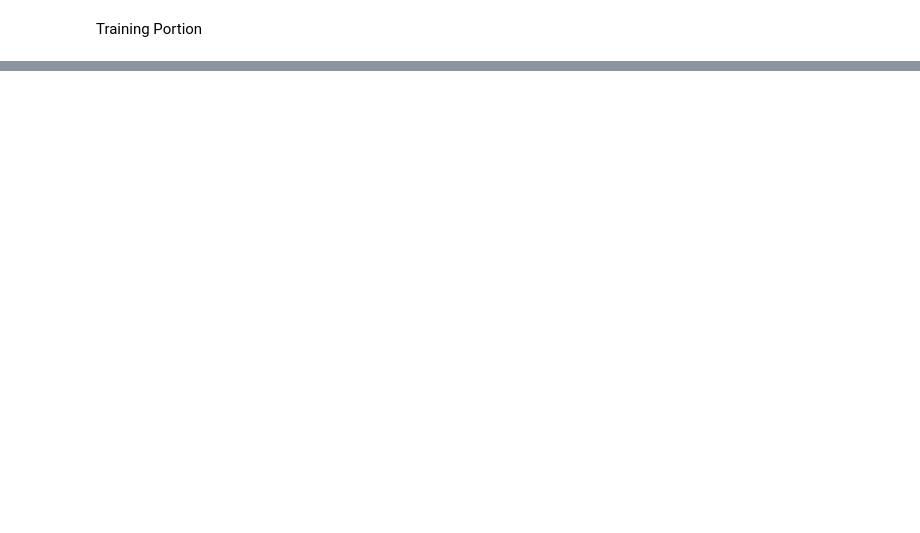
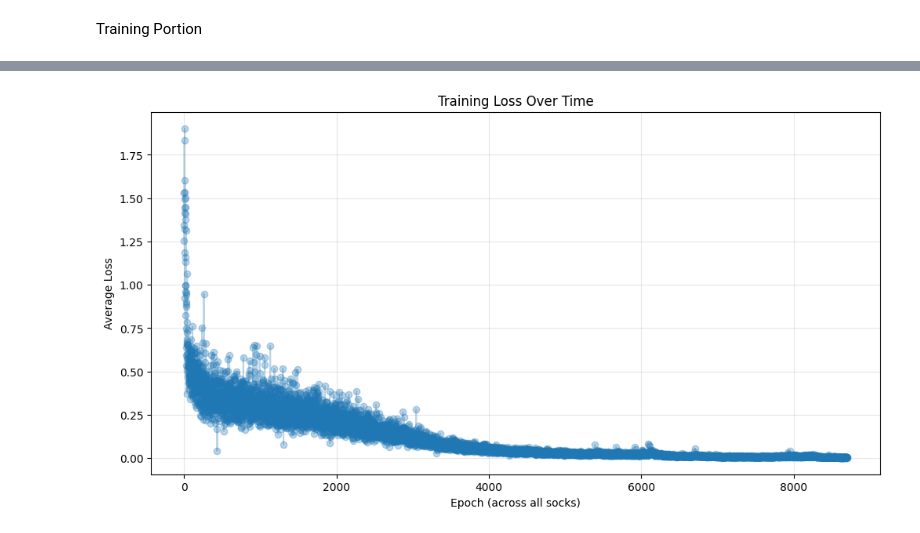
Before and after one commit to Retrospek/AlgorithmicTrading, a Jupyter notebook: backend/ArtificialIntelligence/eda.ipynb, the cells around one changed output, grey strips where cells are left out. Drawn from its saved outputs; the diff is of its cells as text; code cells hidden in the pictures; blank space fills up the shorter version.

```diff
--- a/backend/ArtificialIntelligence/eda.ipynb
+++ b/backend/ArtificialIntelligence/eda.ipynb
@@ -211 +147,18 @@ Create Model
+# %%
+class trendLoss(nn.Module):
+    def __init__(self, peak_weight):
+        super(trendLoss, self).__init__()
+        self.weight = peak_weight
+
+    def forward(self, input, target):
+        mse = torch.mean(torch.square(target - input))
+
+        predicted_peaks = torch.argmax(input, dim=1)
+        target_peaks = torch.argmax(target, dim=1)
+
+        mismatched_peaks = (predicted_peaks != target_peaks).float()
+
+        peak_penalty = mismatched_peaks.mean() * mse * self.weight
+
+        return mse + peak_penalty
 # %%
@@ -335,2 +261,13 @@ Company: 6, Epoch: 19, Average Epoch Loss: 303.3624
+# %%
+plt.figure(figsize=(12, 6))
+xs = np.arange(len(losses))
+plt.plot(xs, losses, marker='o', linestyle='-', alpha=0.3)
+plt.title('Training Loss Over Time')
+plt.xlabel('Epoch (across all socks)')
+plt.ylabel('Average Loss')
+plt.grid(True, alpha=0.3)
+plt.show()
+# %% [output]
+[figure, added]
 # %%
 model.eval()
```
Also changed, not shown: parts of 13 cells of this notebook, 4 other files.
